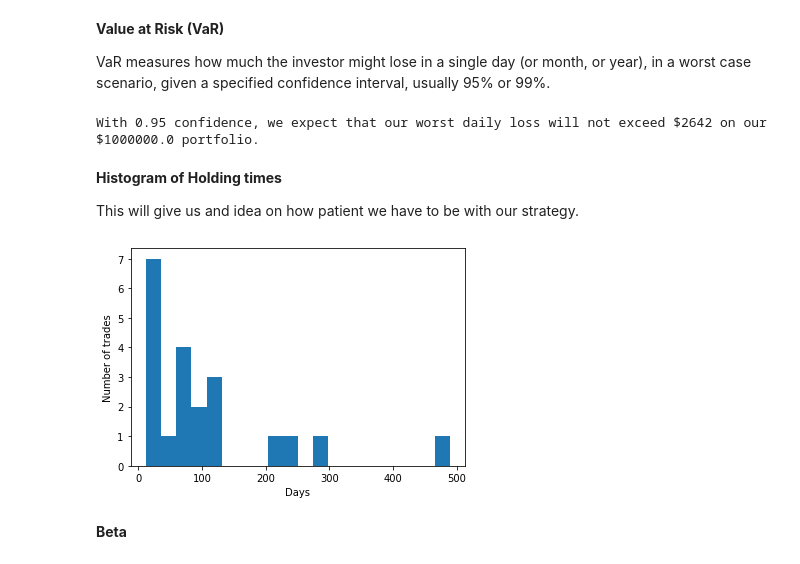
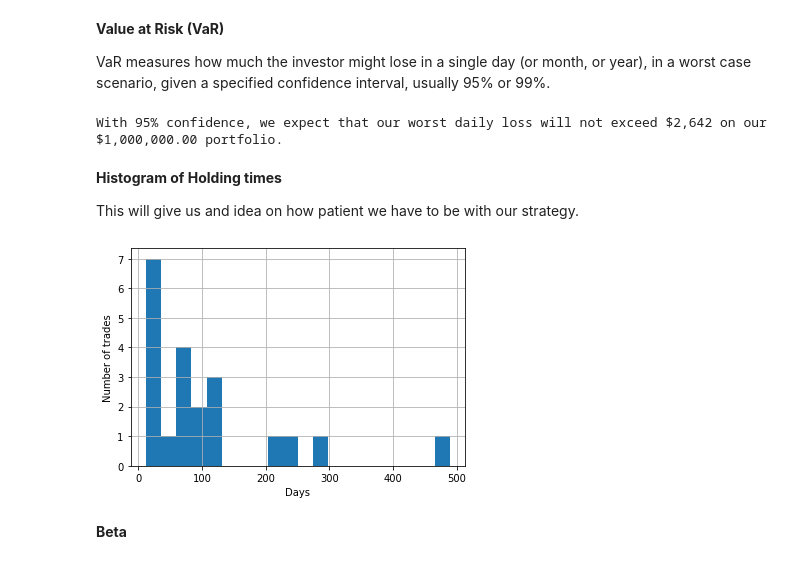
Before and after one commit to halilcodes/quant-trading-essentials, a Jupyter notebook: Chapter_6.ipynb, the cells around one changed output. Cells and saved outputs as stored; diff of their text form; code cells hidden in the pictures.

```diff
--- a/Chapter_6.ipynb
+++ b/Chapter_6.ipynb
@@ -558,10 +605,10 @@ def VaR(P, c, lkbk, rets):
 c = 0.95
 P = 1e6
 # %%
-print('With {} confidence, we expect that our worst daily loss will not exceed ${} on our ${} portfolio.'.
+print('With {:.0%} confidence, we expect that our worst daily loss will not exceed ${:,.0f} on our ${:,.2f} portfolio.'.
       format(c, VaR(P, c, 200, daily_ret),P))
 # %% [output]
-With 0.95 confidence, we expect that our worst daily loss will not exceed $2642 on our $1000000.0 portfolio.
+With 95% confidence, we expect that our worst daily loss will not exceed $2,642 on our $1,000,000.00 portfolio.
 # %% [markdown]
 __Histogram of Holding times__
 
@@ -569,10 +616,13 @@ This will give us and idea on how patient we have to be with our strategy.
 # %%
 plt.hist(time_in_trade, bins=20)
 plt.xlabel('Days')
 plt.ylabel('Number of trades')
+plt.grid()
 plt.show()
+
+# there is a trade where we hold for 1.5 year... so bad
 # %% [output]
-[figure, old version]
+[figure, new version]
 # %% [markdown]
 __Beta__
 # %%
```
Also changed, not shown: parts of 17 cells of this notebook.
